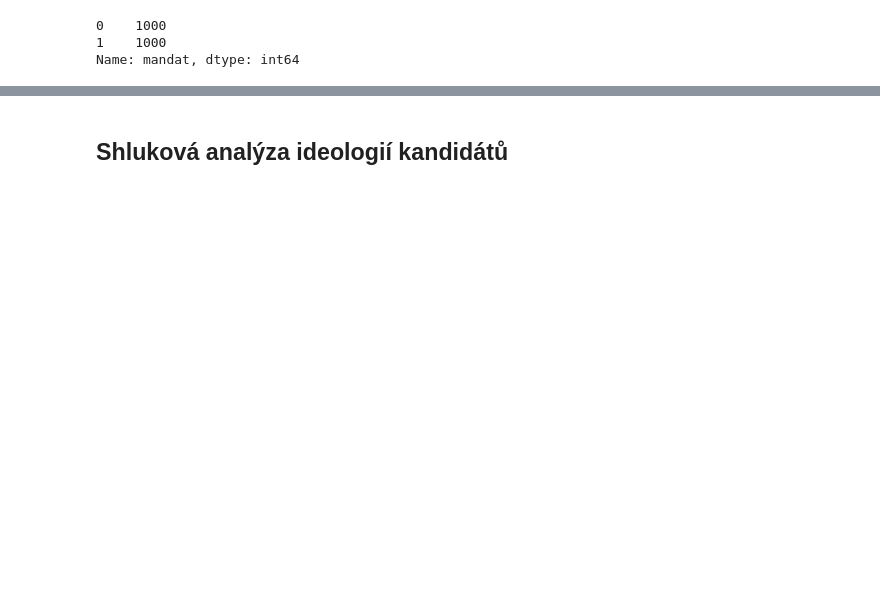
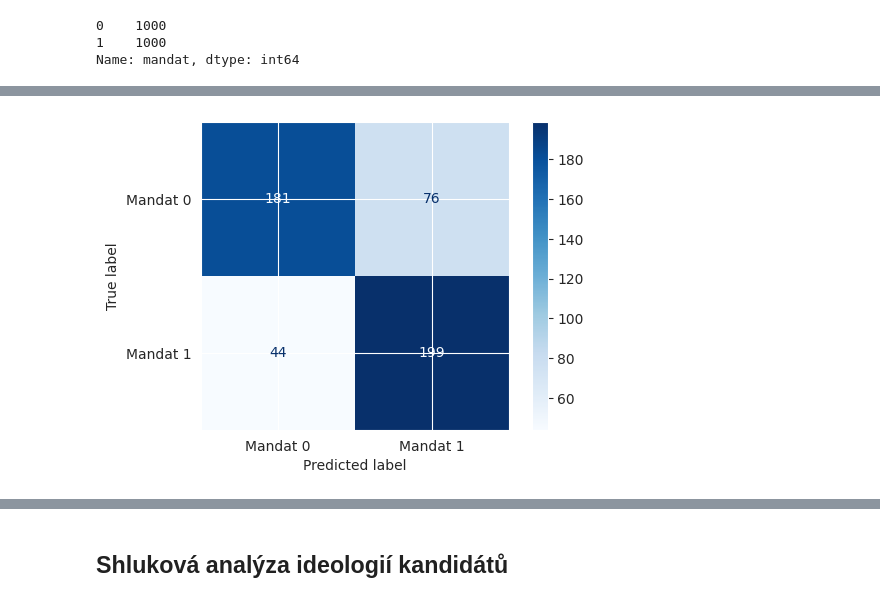
Before and after one commit to rmnskb/cz-elections, a Jupyter notebook: cz_elections_analysis.ipynb, the cells around one changed output, grey strips where cells are left out. Drawn from its saved outputs; the diff is of its cells as text; code cells hidden in the pictures; blank space fills up the shorter version.

```diff
--- a/cz_elections_analysis.ipynb
+++ b/cz_elections_analysis.ipynb
@@ -364,6 +420,6 @@ print(snem[snem["obor"] == "Jiné"]["POVOLANI"].value_counts().index[:100].to_li
 # %%
 # Dummifying categorical variables
-snem_ml = snem_long.drop(["cele_jmeno", "NSTRANA", "procento", "year"], axis=1)
+snem_ml = snem_long.drop(["cele_jmeno", "NSTRANA", "year"], axis=1)
 snem_ml = pd.get_dummies(data=snem_ml, columns=["vs_vzdelani", "obor", "pohlavi", "kraj", "ideologie"])
 snem_ml.head()
 # %% [output]
@@ -437,4 +502,4 @@ svc_pipeline = Pipeline([("svc", SVC(class_weight="balanced"))]) # Support Vecto
 pca_pipeline = Pipeline([("scaler", StandardScaler()), ("pca", PCA(n_components=0.95)), ("svc", SVC(class_weight="balanced"))]) # Support Vector Machine Classifier with PCA decomposition
 
 grid = {"svc__kernel": ["linear", "rbf", "sigmoid"],
-        "svc__C": [1, 10, 100]}
+        "svc__C": [0.1, 1, 10, 100]}
@@ -443,16 +510,16 @@ from sklearn.model_selection import GridSearchCV
 
 results = {}
 pipelines = [svc_pipeline, pca_pipeline]
-names = ["svc", "pca"]
+names = ["SVC", "PCA"]
 
 for name, pipe in zip(names, pipelines):
     temp_search = GridSearchCV(pipe, grid, cv=3, scoring="roc_auc")
-    temp_search.fit(X_train, y_train)
+    temp_search.fit(X_train, y_train.values.ravel())
     results[name] = {}
     results[name]["model"] = temp_search.best_estimator_
     results[name]["params"] = temp_search.best_params_
 
-print(f"""The process has finished, \n
-The best SVC model is {results["svc"]["model"]},\n
-The best PCA model is {results["pca"]["model"]}""")
+print(f"""Proces se skončil úspěšně, \n
+nejlepší parametry SVC modelu jsou {results["SVC"]["params"]},\n
+nejlepší parametry PCA modelu jsou {results["PCA"]["params"]}""")
 # %% [output]
@@ -503,0 +559,11 @@ RocCurveDisplay.from_predictions(y_test, pca_pred);
+# %%
+from sklearn.metrics import confusion_matrix, ConfusionMatrixDisplay
+fig, ax = plt.subplots(figsize=(6, 4))
+svc_pred = results["SVC"]["model"].predict(X_test)
+svc_cm = confusion_matrix(y_test, svc_pred)
+svc_confm = ConfusionMatrixDisplay(confusion_matrix=svc_cm,
+                                   display_labels=class_names)
+svc_confm.plot(ax=ax, cmap=plt.cm.Blues)
+plt.show()
+# %% [output]
+[figure, added]
```
Also changed, not shown: parts of 57 cells of this notebook.
